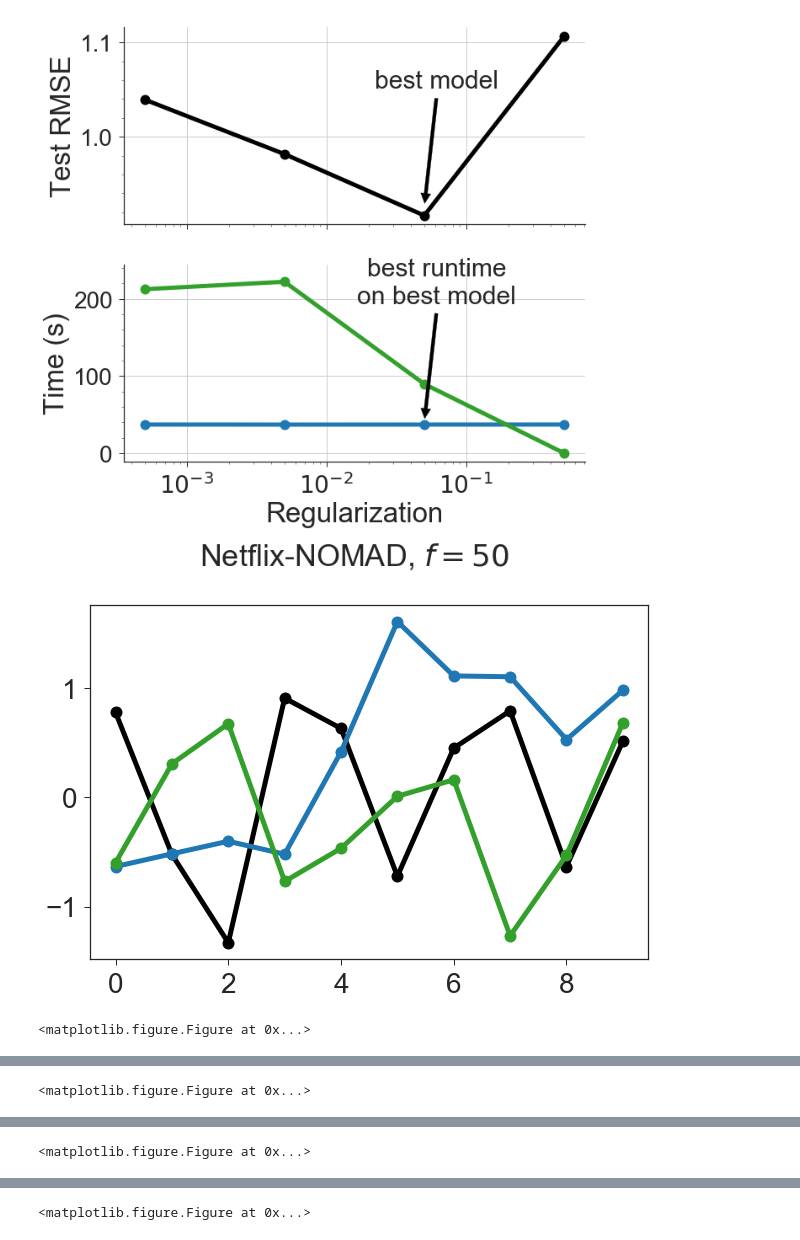
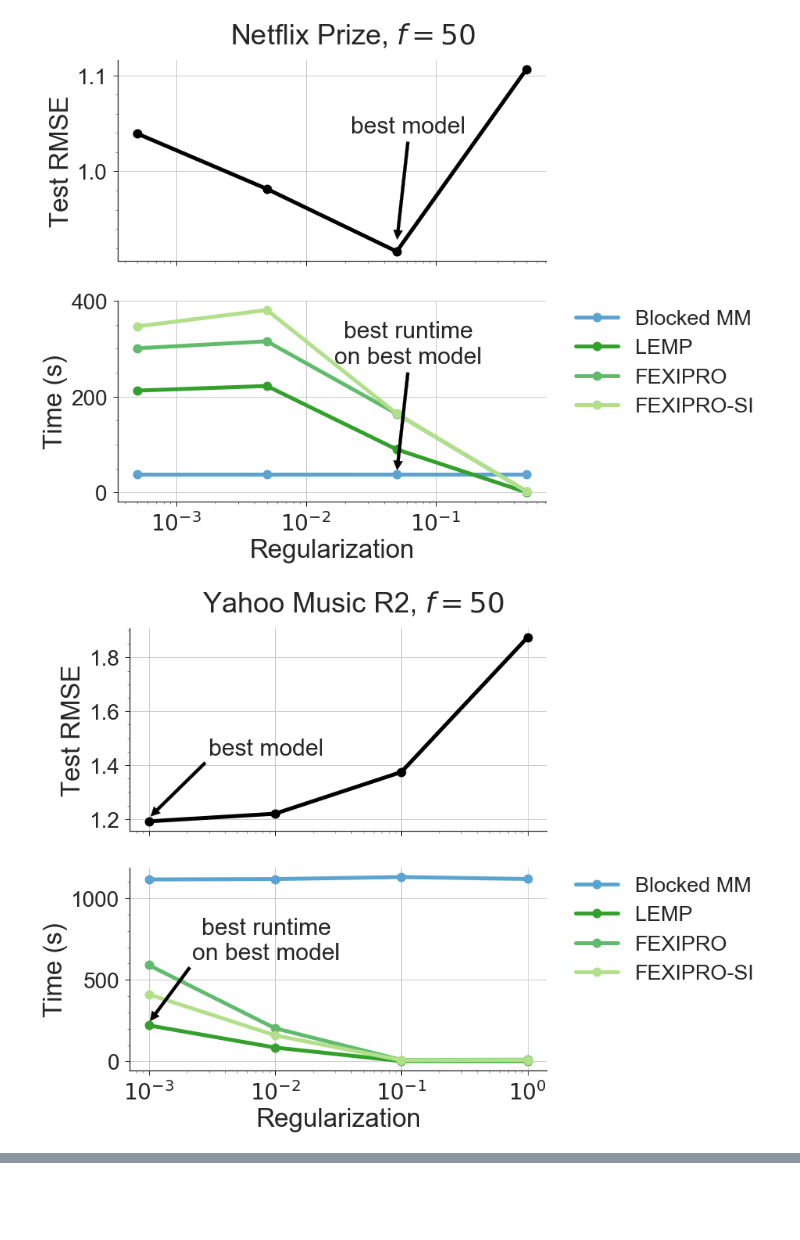
Before and after one commit to stanford-futuredata/optimus-maximus, a Jupyter notebook: plots/simdex-plots.ipynb, the cells around one changed output, grey strips where cells are left out. Drawn from its saved outputs; the diff is of its cells as text; code cells hidden in the pictures; blank space fills up the shorter version.

```diff
--- a/plots/simdex-plots.ipynb
+++ b/plots/simdex-plots.ipynb
@@ -78,8 +60,11 @@ palette = sns.color_palette('Paired', 4)
 blue_palette = sns.color_palette('Blues', 10)
 green_palette = sns.color_palette('Greens', 10)
 f_u_palette = [palette[1], blue_palette[-5], palette[0], palette[3], green_palette[-5], palette[2]]
-appetizer_palette = [palette[1], palette[3]]
-rmse_reg_palette = [palette[1], palette[0], palette[3]]
+# appetizer_palette = [palette[1], palette[3]]
+appetizer_palette = f_u_palette[1:2] + f_u_palette[3:]
+# rmse_reg_palette = [palette[1], palette[0], palette[3]]
+rmse_reg_palette = [blue_palette[-5], palette[0], palette[3], green_palette[-5], palette[2]]
+# rmse_reg_palette = [f_u_palette[3], f_u_palette[1], f_u_palette[4], f_u_palette[2], f_u_palette[5]]
 
 sns.palplot(sns.color_palette('Paired', 8))
 sns.palplot(sns.color_palette('Blues', 10))
@@ -167,47 +154,50 @@ Try using .loc[row_indexer,col_indexer] = value instead
 plt.rcParams['font.size'] = 33
 plt.rcParams['font.weight'] = 500
 plt.rcParams['axes.titlesize'] = 36
+plt.rcParams['figure.titlesize'] = 36
 plt.rcParams['axes.labelsize'] = 33
 plt.rcParams['xtick.labelsize'] = 28
 plt.rcParams['ytick.labelsize'] = 28
 plt.rcParams['legend.fontsize'] = 27
 plt.rcParams['lines.markersize'] = 12
 plt.rcParams['lines.linewidth'] = 5
 
 appetizer_models = [
-    ('nomad-Netflix-50', NETFLIX_REGS, (15, 135)),
-    ('nomad-R2-50', R2_REGS, (150, 75))
+    ('nomad-Netflix-50', NETFLIX_REGS, (15, 135), r'Netflix Prize, $f=50$'),
+    ('nomad-R2-50', R2_REGS, (150, 75), r'Yahoo Music R2, $f=50$')
 ]
 
 all_models = appetizer_models + [
-    ('nomad-Netflix-100', NETFLIX_REGS, (15, 150)),
-    ('nomad-R2-100', R2_REGS, (15, 150)),
+    ('nomad-Netflix-100', NETFLIX_REGS, (15, 150), r'Netflix Prize, $f=100$'),
+    ('nomad-R2-100', R2_REGS, (15, 150), r'Yahoo Music R2, $f=100$'),
 ]
-for add_simdex in [False, True]:
+for add_simdex in [False]:
     models = all_models if add_simdex else appetizer_models
     _palette = rmse_reg_palette if add_simdex else appetizer_palette
-    for model_prefix, regs, xy_text in models:
+    for model_prefix, regs, xy_text, title_text in models[:2]:
         _simdex_df = simdex_df if add_simdex else None
         fname = 'appetizer-' + model_prefix if not add_simdex else None
         with sns.color_palette(_palette):
             rmse_and_reg_plots(blocked_mm_df, lemp_df, rmse_df, model_prefix, regs,
-                               simdex_df=_simdex_df, fname=fname, figsize=(10, 10),
-                               bbox_to_anchor=(0,0,1,1.05), title=True, y_title=-0.55,
-                               annotate=not add_simdex, xy_text=xy_text)
-            rmse_and_reg_legend(add_simdex)
+                               simdex_df=_simdex_df, fexipro_df=fexipro_df, fexipro_si_df=fexipro_si_df,
+                               fname=fname, figsize=(10, 10),
+                               bbox_to_anchor=(0,0,1,1.05), title=True, title_text=title_text,
+                               y_title=1.01, annotate=not add_simdex, xy_text=xy_text, linestyle='-',
+                               include_legend=True)
+#             rmse_and_reg_legend(add_simdex)
 
 # return to normal
 plt.rcParams['font.size'] = 29
 plt.rcParams['font.weight'] = 500
 plt.rcParams['axes.titlesize'] = 32
+plt.rcParams['figure.titlesize'] = 32
 plt.rcParams['axes.labelsize'] = 29
 plt.rcParams['xtick.labelsize'] = 25
 plt.rcParams['ytick.labelsize'] = 25
 plt.rcParams['legend.fontsize'] = 29
 plt.rcParams['lines.markersize'] = 10
 plt.rcParams['lines.linewidth'] = 4
 sns.set_palette('Paired', 10)
 # %% [output]
-[figure, old version]
+[figure, new version]
-[figure, old version]
+[figure, new version]
-<matplotlib.figure.Figure at 0x...>
@@ -216 +203,0 @@ sns.set_palette('Paired', 10)
-<matplotlib.figure.Figure at 0x...>
@@ -219 +203,0 @@ sns.set_palette('Paired', 10)
-<matplotlib.figure.Figure at 0x...>
@@ -222 +203,0 @@ sns.set_palette('Paired', 10)
-<matplotlib.figure.Figure at 0x...>
```
Also changed, not shown: parts of 11 cells of this notebook, 5 other files.
